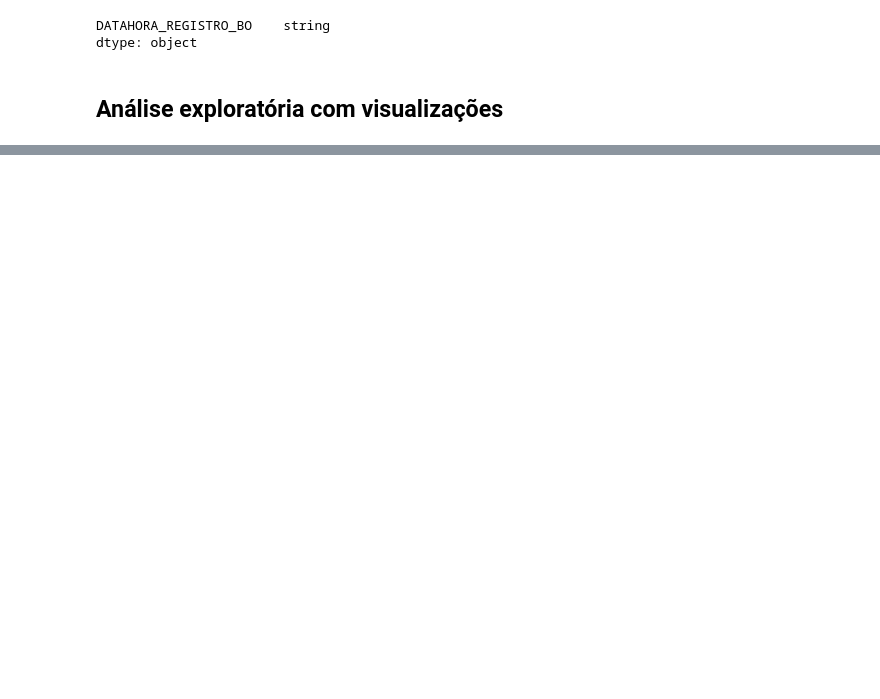
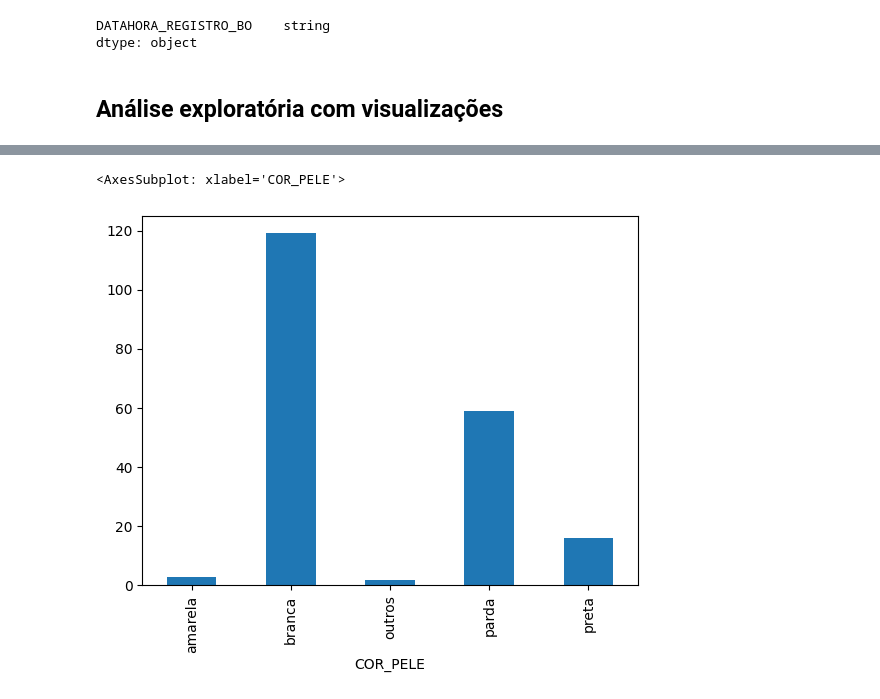
Before and after one commit to HenrickyL/ML2023-HenrickyLima, a Jupyter notebook: Atividade02-data analysis/dataAnalysis.ipynb, the cells around one changed output, grey strips where cells are left out. Cells and saved outputs as stored; diff of their text form; code cells hidden in the pictures; blank space fills up the shorter version.

```diff
--- a/Atividade02-data analysis/dataAnalysis.ipynb
+++ b/Atividade02-data analysis/dataAnalysis.ipynb
@@ -90,0 +113,6 @@ dtype: object
+# %%
+cor = df.groupby('COR_PELE')['COR_PELE'].count()
+cor.plot.bar('COR_PELE')
+# %% [output]
+<AxesSubplot: xlabel='COR_PELE'>
+[figure, added]
```
Also changed, not shown: parts of 11 cells of this notebook.
